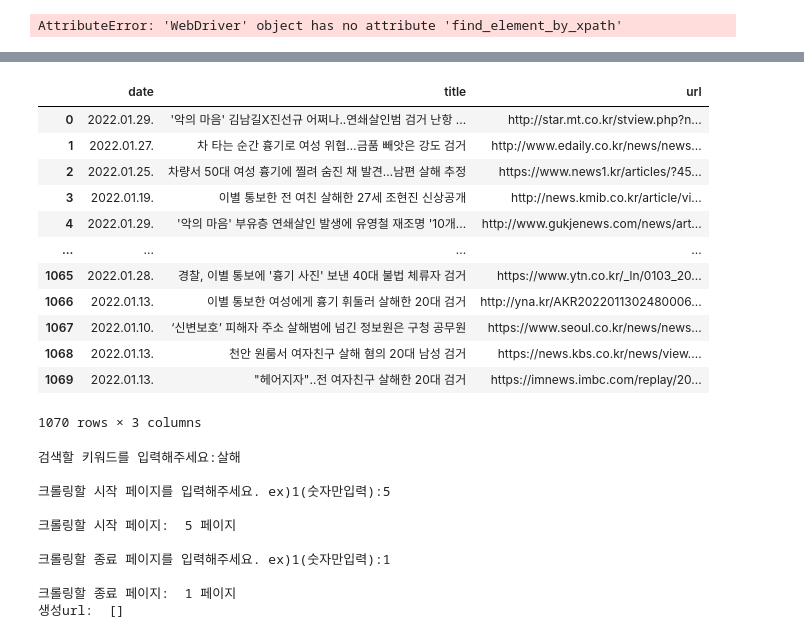
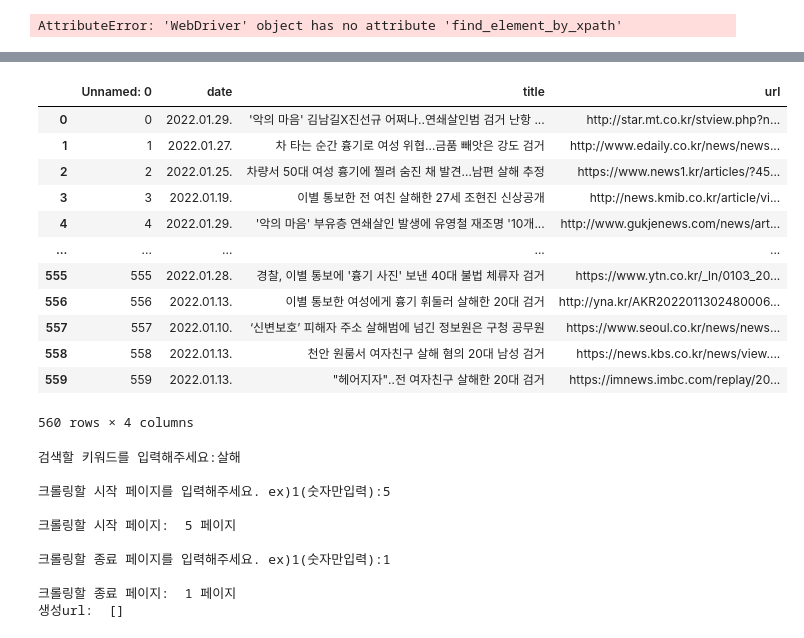
Before and after one commit to henzpp/crawling_project_team1, a Jupyter notebook: 데이터분석_박혜린.ipynb, the cells around one changed output, grey strips where cells are left out. Drawn from its saved outputs; the diff is of its cells as text; code cells hidden in the pictures.

```diff
--- a/데이터분석_박혜린.ipynb
+++ b/데이터분석_박혜린.ipynb
@@ -677,16 +673,19 @@ while True:
-# %%
-news_df
-# %% [output]
-|  | date | title | url |
-| 0 | 2022.01.29. | '악의 마음' 김남길X진선규 어쩌나..연쇄살인범 검거 난항 ... | http://star.mt.co.kr/stview.php?n... |
-| 1 | 2022.01.27. | 차 타는 순간 흉기로 여성 위협…금품 빼앗은 강도 검거 | http://www.edaily.co.kr/news/news... |
-| 2 | 2022.01.25. | 차량서 50대 여성 흉기에 찔려 숨진 채 발견…남편 살해 추정 | https://www.news1.kr/articles/?45... |
-| 3 | 2022.01.19. | 이별 통보한 전 여친 살해한 27세 조현진 신상공개 | http://news.kmib.co.kr/article/vi... |
-| 4 | 2022.01.29. | '악의 마음' 부유층 연쇄살인 발생에 유영철 재조명 '10개... | http://www.gukjenews.com/news/art... |
-| ... | ... | ... | ... |
-| 1065 | 2022.01.28. | 경찰, 이별 통보에 '흉기 사진' 보낸 40대 불법 체류자 검거 | https://www.ytn.co.kr/_ln/0103_20... |
-| 1066 | 2022.01.13. | 이별 통보한 여성에게 흉기 휘둘러 살해한 20대 검거 | http://yna.kr/AKR2022011302480006... |
-| 1067 | 2022.01.10. | ‘신변보호’ 피해자 주소 살해범에 넘긴 정보원은 구청 공무원 | https://www.seoul.co.kr/news/news... |
-| 1068 | 2022.01.13. | 천안 원룸서 여자친구 살해 혐의 20대 남성 검거 | https://news.kbs.co.kr/news/view.... |
-| 1069 | 2022.01.13. | "헤어지자"‥전 여자친구 살해한 20대 검거 | https://imnews.imbc.com/replay/20... |
-1070 rows × 3 columns
+# %%
+news_df_jan = news_df.copy()
+news_df_jan.to_csv('news_df_jan.csv')
+news_df_jan = pd.read_csv('news_df_jan.csv')
+news_df_jan
+# %% [output]
+|  | Unnamed: 0 | date | title | url |
+| 0 | 0 | 2022.01.29. | '악의 마음' 김남길X진선규 어쩌나..연쇄살인범 검거 난항 ... | http://star.mt.co.kr/stview.php?n... |
+| 1 | 1 | 2022.01.27. | 차 타는 순간 흉기로 여성 위협…금품 빼앗은 강도 검거 | http://www.edaily.co.kr/news/news... |
+| 2 | 2 | 2022.01.25. | 차량서 50대 여성 흉기에 찔려 숨진 채 발견…남편 살해 추정 | https://www.news1.kr/articles/?45... |
+| 3 | 3 | 2022.01.19. | 이별 통보한 전 여친 살해한 27세 조현진 신상공개 | http://news.kmib.co.kr/article/vi... |
+| 4 | 4 | 2022.01.29. | '악의 마음' 부유층 연쇄살인 발생에 유영철 재조명 '10개... | http://www.gukjenews.com/news/art... |
+| ... | ... | ... | ... | ... |
+| 555 | 555 | 2022.01.28. | 경찰, 이별 통보에 '흉기 사진' 보낸 40대 불법 체류자 검거 | https://www.ytn.co.kr/_ln/0103_20... |
+| 556 | 556 | 2022.01.13. | 이별 통보한 여성에게 흉기 휘둘러 살해한 20대 검거 | http://yna.kr/AKR2022011302480006... |
+| 557 | 557 | 2022.01.10. | ‘신변보호’ 피해자 주소 살해범에 넘긴 정보원은 구청 공무원 | https://www.seoul.co.kr/news/news... |
+| 558 | 558 | 2022.01.13. | 천안 원룸서 여자친구 살해 혐의 20대 남성 검거 | https://news.kbs.co.kr/news/view.... |
+| 559 | 559 | 2022.01.13. | "헤어지자"‥전 여자친구 살해한 20대 검거 | https://imnews.imbc.com/replay/20... |
+560 rows × 4 columns
```
Also changed, not shown: parts of 4 cells of this notebook, 7 other files.
